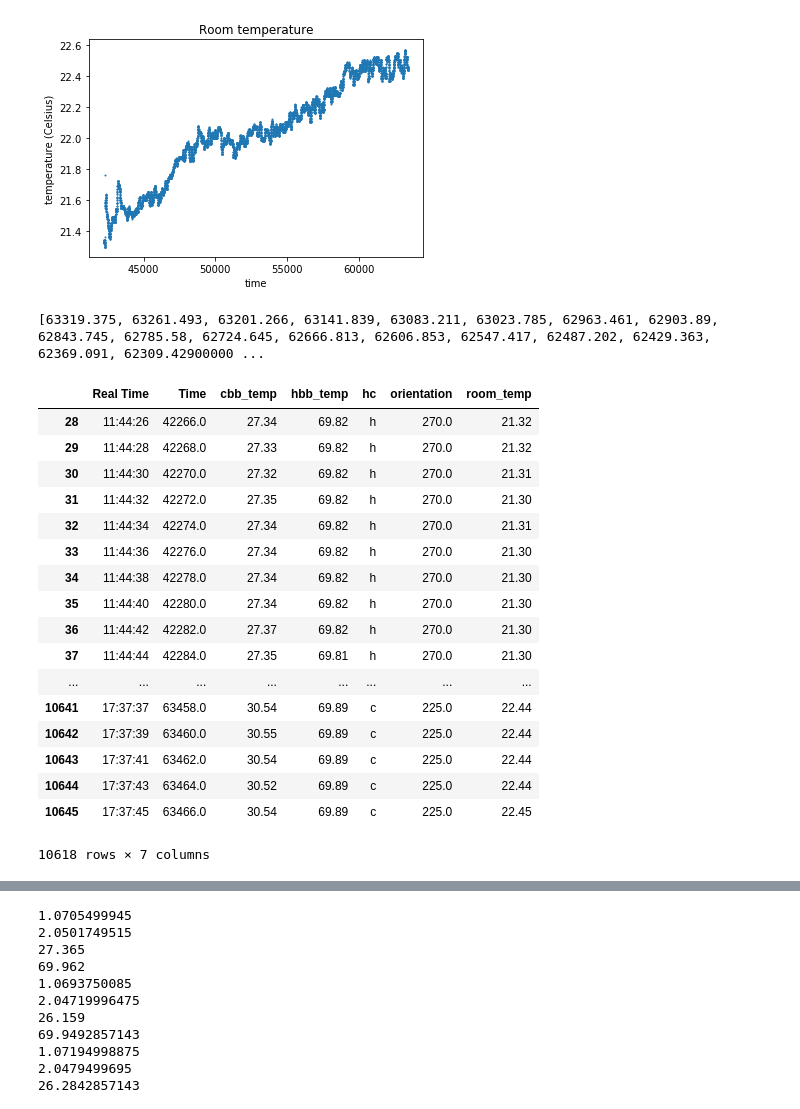
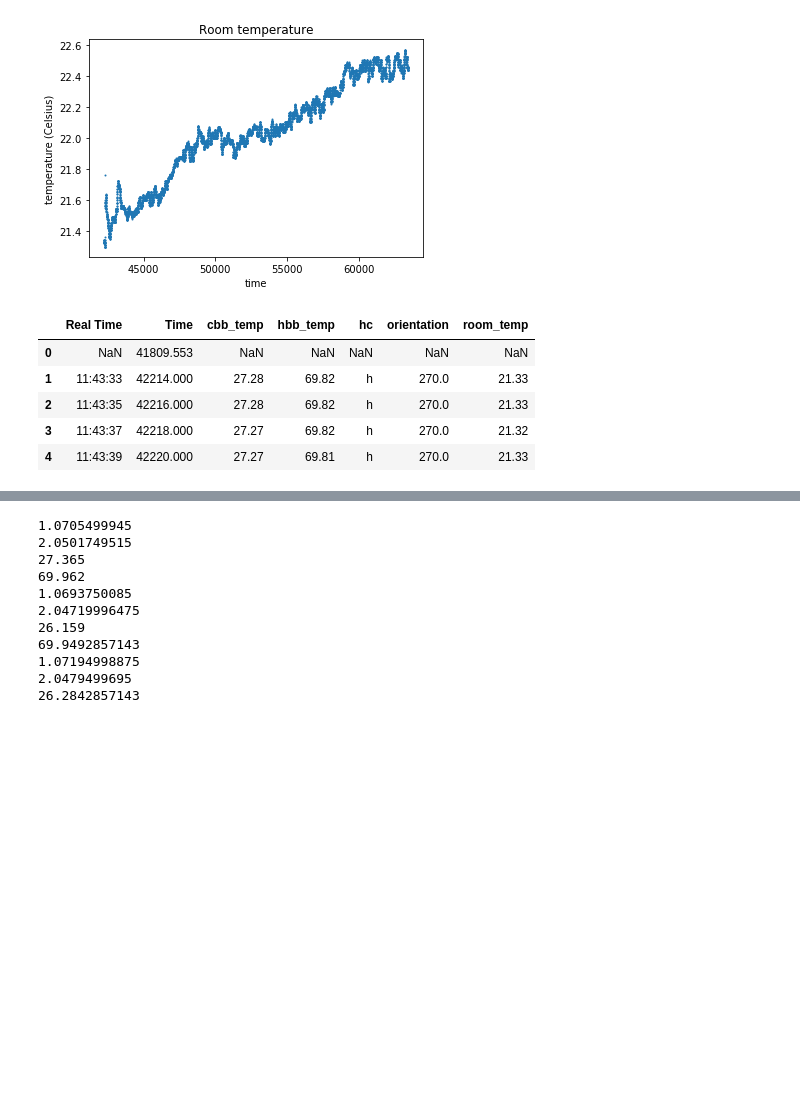
Before and after one commit to micolbedarida/MSci_Project, a Jupyter notebook: data_analysis_after_realignment.ipynb, the cells around one changed output, grey strips where cells are left out. Drawn from its saved outputs; the diff is of its cells as text; code cells hidden in the pictures; blank space fills up the shorter version.

```diff
--- a/data_analysis_after_realignment.ipynb
+++ b/data_analysis_after_realignment.ipynb
@@ -143,9 +143,6 @@ def insert_row(i, df, line):
 times = spectrum_times[-4:0:-4] #only want every fourth spectrum
 times.append(spectrum_times[0])
 times.sort(reverse = True) #need to insert rows into dataframe in reverse order in order not to get messed up with indices
-print(times)
-# %% [output]
-[63319.375, 63261.493, 63201.266, 63141.839, 63083.211, 63023.785, 62963.461, 62903.89, 62843.745, 62785.58, 62724.645, 62666.813, 62606.853, 62547.417, 62487.202, 62429.363, 62369.091, 62309.42900000 ...
 # %%
 #scan log_times, and insert spectra at corresponding times, with 'Nan' in the h_c column (by default)
 log_times = log_file['Time']
@@ -161,26 +158,14 @@ for t in times:
         line = pd.DataFrame([t], columns = [time_col_name])
         log_file = insert_row(i, log_file, line)
 # %%
-log_file[28:]
+log_file.head()
 # %% [output]
 |  | Real Time | Time | cbb_temp | hbb_temp | hc | orientation | room_temp |
-| 28 | 11:44:26 | 42266.0 | 27.34 | 69.82 | h | 270.0 | 21.32 |
-| 29 | 11:44:28 | 42268.0 | 27.33 | 69.82 | h | 270.0 | 21.32 |
-| 30 | 11:44:30 | 42270.0 | 27.32 | 69.82 | h | 270.0 | 21.31 |
-| 31 | 11:44:32 | 42272.0 | 27.35 | 69.82 | h | 270.0 | 21.30 |
-| 32 | 11:44:34 | 42274.0 | 27.34 | 69.82 | h | 270.0 | 21.31 |
-| 33 | 11:44:36 | 42276.0 | 27.34 | 69.82 | h | 270.0 | 21.30 |
-| 34 | 11:44:38 | 42278.0 | 27.34 | 69.82 | h | 270.0 | 21.30 |
-| 35 | 11:44:40 | 42280.0 | 27.34 | 69.82 | h | 270.0 | 21.30 |
-| 36 | 11:44:42 | 42282.0 | 27.37 | 69.82 | h | 270.0 | 21.30 |
-| 37 | 11:44:44 | 42284.0 | 27.35 | 69.81 | h | 270.0 | 21.30 |
-| ... | ... | ... | ... | ... | ... | ... | ... |
-| 10641 | 17:37:37 | 63458.0 | 30.54 | 69.89 | c | 225.0 | 22.44 |
-| 10642 | 17:37:39 | 63460.0 | 30.55 | 69.89 | c | 225.0 | 22.44 |
-| 10643 | 17:37:41 | 63462.0 | 30.54 | 69.89 | c | 225.0 | 22.44 |
-| 10644 | 17:37:43 | 63464.0 | 30.52 | 69.89 | c | 225.0 | 22.44 |
-| 10645 | 17:37:45 | 63466.0 | 30.54 | 69.89 | c | 225.0 | 22.45 |
+| 0 | NaN | 41809.553 | NaN | NaN | NaN | NaN | NaN |
+| 1 | 11:43:33 | 42214.000 | 27.28 | 69.82 | h | 270.0 | 21.33 |
+| 2 | 11:43:35 | 42216.000 | 27.28 | 69.82 | h | 270.0 | 21.33 |
+| 3 | 11:43:37 | 42218.000 | 27.27 | 69.82 | h | 270.0 | 21.32 |
+| 4 | 11:43:39 | 42220.000 | 27.27 | 69.81 | h | 270.0 | 21.33 |
-10618 rows × 7 columns
 # %%
 hc_list = []
 temps_avg = []
```
Also changed, not shown: parts of 6 cells of this notebook, 1 other file.
